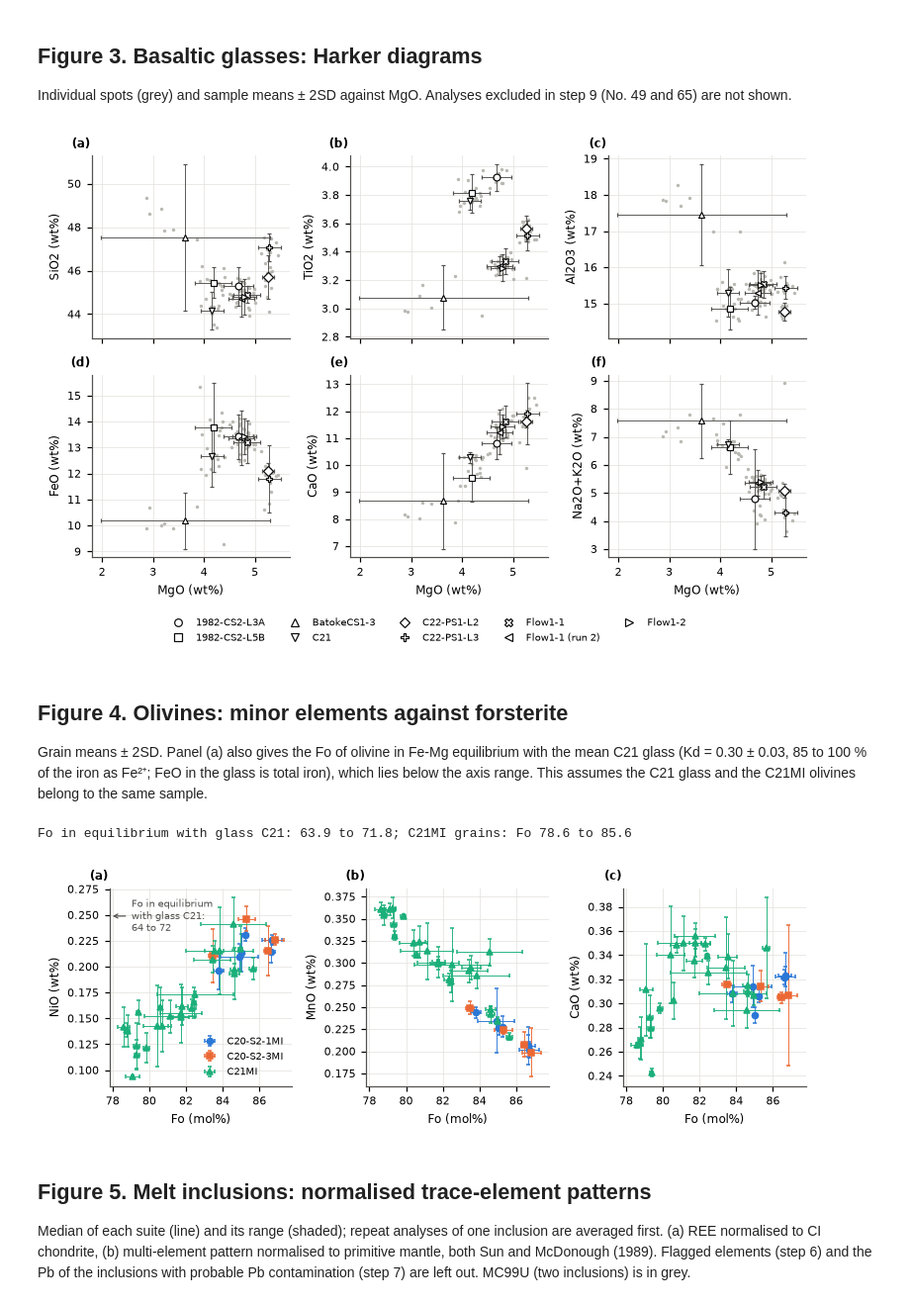
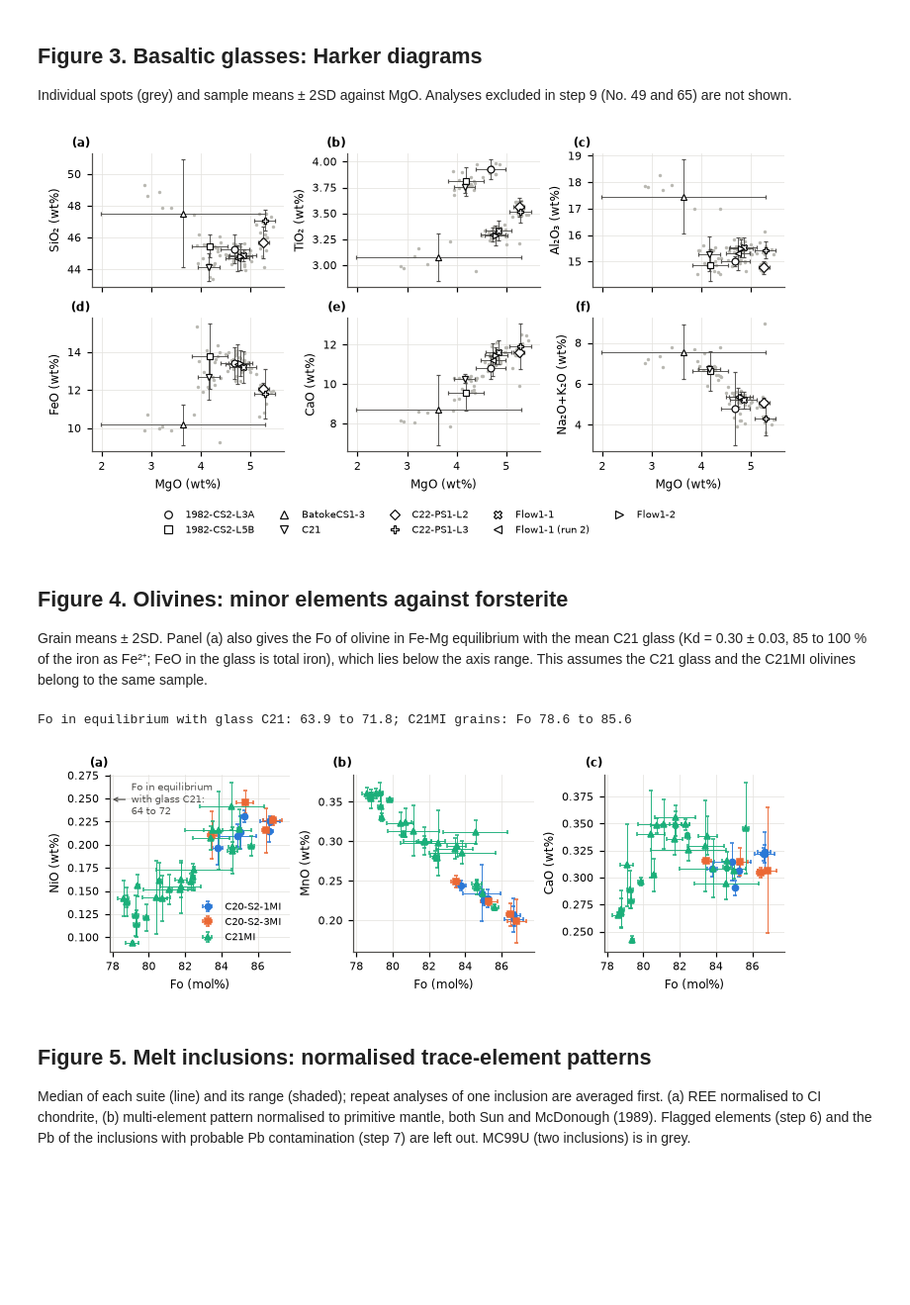
Before and after one commit to vlljalejandro/igneous_project02, a Jupyter notebook: 04_figures_tables.ipynb, the cells around one changed output. Shown at 99% size. Saved outputs shown, nothing was run; the diff lists cells and outputs as text; code cells hidden in the pictures; blank space fills up the shorter version.

```diff
--- a/04_figures_tables.ipynb
+++ b/04_figures_tables.ipynb
@@ -17,10 +17,11 @@ from geohelpers import read_glitter, CI_SM89, PM_SM89
 
 DATA, OUT, FIG = Path("data"), Path("outputs"), Path("figures/report")
 FIG.mkdir(parents=True, exist_ok=True)
+TW = 6.85                                 # report text width (A4, 1.8 cm margins), inches: figures are drawn at printed size
 KD, FE2 = (0.27, 0.33), (0.85, 1.00)      # olivine-melt Fe-Mg Kd 0.30 ± 0.03 (Roeder and Emslie 1970); Fe2+/total Fe of the melt
 C1, C2, C3, RED = "#2a78d6", "#eb6834", "#1baf7a", "#d03b3b"     # categorical slots 1-3; red only for flags
 INK, MUTED, SPOT, BAND = "#0b0b0b", "#52514e", "#b9b8b2", "#ecebe7"
-plt.rcParams.update({"figure.dpi": 110, "savefig.dpi": 300, "savefig.bbox": "tight", "font.size": 8, "axes.titlesize": 8,
+plt.rcParams.update({"figure.dpi": 110, "savefig.dpi": 300, "savefig.bbox": "standard", "font.size": 8, "axes.titlesize": 8,
                      "axes.labelsize": 8, "legend.fontsize": 6.5, "xtick.labelsize": 7, "ytick.labelsize": 7,
                      "axes.edgecolor": MUTED, "axes.grid": True, "grid.color": "#e4e3df", "grid.linewidth": 0.5,
                      "axes.spines.top": False, "axes.spines.right": False, "legend.frameon": False, "axes.axisbelow": True})
@@ -43,6 +44,7 @@ og, gm = ol["grain means"], gl["sample means"].set_index("Sample")
 rl, flags, im = first(la["run list"]), first(la["element flags"]), la["inclusion means"]
 FLAGGED = flags.index[flags.flag.notna()].tolist()
 SYM = lambda c: re.sub(r"\d", "", c)
+CHEM = lambda s: s.translate(str.maketrans("0123456789", "₀₁₂₃₄₅₆₇₈₉"))   # oxide formula with subscripts: Al2O3 -> Al₂O₃
 
 def plain_log(ax, xticks=None, yticks=None):                       # log axes labelled 0.1, 1, 10 instead of 10^-1, 10^0, 10^1
     for axis, ticks in [(ax.xaxis, xticks), (ax.yaxis, yticks)]:
@@ -67,12 +69,12 @@ def std_panel(ax, raw, sc, ref, el, title):
     ax.plot(raw.index[~keep], raw.loc[~keep, el], "x", ms=6, mew=1.5, color=RED, label="removed")
     ax.axhline(raw.loc[keep, el].mean(), ls="--", lw=1, color=C1, label="mean of kept")
     ax.axhline(ref[el], color=INK, lw=1, label="reference")
-    ax.set(xlabel="analysis number", ylabel=f"{el} (wt%)", title=title)
+    ax.set(xlabel="analysis number", ylabel=f"{CHEM(el)} (wt%)", title=title)
     ax.legend(loc="lower left", ncol=2)
 
-fig, axs = plt.subplots(2, 2, figsize=(7.2, 5.4))
+fig, axs = plt.subplots(2, 2, figsize=(TW, 4.10), layout="constrained")
 std_panel(axs[0, 0], ol_raw, ol_sc, ol_ref, "NiO", "EPMA olivine: SC-Olivine NiO")
-std_panel(axs[0, 1], gl_raw, gl_sc, gl_ref, "SiO2", "EPMA glass: VG-2 SiO2")
+std_panel(axs[0, 1], gl_raw, gl_sc, gl_ref, "SiO2", "EPMA glass: VG-2 SiO₂")
 ax = axs[1, 0]
 for split, mk, col in [("train", "o", C1), ("test", "s", C2)]:
     k = rl[rl.material.eq("KL2") & rl.split.eq(split)]
@@ -91,6 +93,6 @@ ax.set(xlabel="total after correction (wt%)", ylabel="number of analyses", title
 ax.yaxis.set_major_locator(MaxNLocator(integer=True))
 ax.legend(loc="upper left")
 for a, l in zip(axs.flat, "abcd"): panel(a, l)
-fig.tight_layout(); fig.savefig(FIG / "fig1_methodology_examples.png"); plt.show()
+fig.savefig(FIG / "fig1_methodology_examples.png"); plt.show()
 print("olivine totals > 102:", int((os_.Total > 102).sum()), "| glass totals < 98:", int((gs.Total < 98).sum()), "> 102:", int((gs.Total > 102).sum()))
 # %% [output]
@@ -112,11 +114,11 @@ def cf_panel(ax, cf, title, lo=0.85, hi=1.15):
             ax.annotate(f"{x:.3f}", (i, y), xytext=(0, 2 if x > 1 else -2), textcoords="offset points",
                         ha="center", va="bottom" if x > 1 else "top", fontsize=6.5, color=MUTED)
     ax.axhline(1, color=INK, lw=0.8)
-    ax.set_xticks(range(len(v)), v.index, rotation=45)
+    ax.set_xticks(range(len(v)), [CHEM(o) for o in v.index], rotation=45)
     ax.set(ylim=(lo - 0.01, hi + 0.03), ylabel="CF = measured / reference", title=title)
     ax.grid(axis="x", visible=False)
 
-fig, axs = plt.subplots(2, 2, figsize=(7.2, 5.8))
+fig, axs = plt.subplots(2, 2, figsize=(TW, 4.41), layout="constrained")
 cf_panel(axs[0, 0], ol_cf, "EPMA olivine: SC-Olivine")
 cf_panel(axs[0, 1], gl_cf, "EPMA glass: VG-2 (F capped at the axis)")
 ax = axs[1, 0]
@@ -124,7 +126,7 @@ for qc, name, mk, col, dx in [(ol_qc, "olivine (SC-Olivine)", "o", C1, -3), (gl_
     x, y = qc.precision_2RSD_pct, qc.accuracy_pct.abs()
     ax.scatter(x, y, marker=mk, s=16, color=col, label=name, zorder=3)
     for el in qc.index[y >= 5]:                                    # label only the oxides with |accuracy| of 5 % or more
-        ax.annotate(el, (x[el], y[el]), xytext=(dx, 1), textcoords="offset points", ha="right" if dx < 0 else "left",
+        ax.annotate(CHEM(el), (x[el], y[el]), xytext=(dx, 1), textcoords="offset points", ha="right" if dx < 0 else "left",
                     fontsize=6, color=MUTED)
 lim = [0.05, 300]
 ax.plot(lim, lim, ls="--", lw=0.8, color=MUTED, label="accuracy = precision")
@@ -141,9 +143,9 @@ for el in r.index[f | (y >= 5) | (x >= 15)]:                         # flagged,
 ax.axvline(20, ls="--", lw=0.8, color=MUTED); ax.axhline(15, ls="--", lw=0.8, color=MUTED)
 ax.set(xscale="log", yscale="log", xlabel="precision: RSTD of KL2 (%)", ylabel="|accuracy| of BCR-2G (%)",
        title="LA-ICP-MS: reportability per element")
-ax.legend(loc="upper left"); plain_log(ax, xticks=[4, 6, 10, 20, 30], yticks=[0.2, 0.5, 1, 2, 5, 10, 20, 50])
+ax.legend(loc="lower right"); plain_log(ax, xticks=[4, 6, 10, 20, 30], yticks=[0.2, 0.5, 1, 2, 5, 10, 20, 50])
 for a, l in zip(axs.flat, "abcd"): panel(a, l)
-fig.tight_layout(); fig.savefig(FIG / "fig2_data_quality.png"); plt.show()
+fig.savefig(FIG / "fig2_data_quality.png"); plt.show()
 print("EPMA |accuracy| range:", round(min(ol_qc.accuracy_pct.abs().min(), gl_qc.accuracy_pct.abs().min()), 3), "to",
       round(max(ol_qc.accuracy_pct.abs().max(), gl_qc.accuracy_pct.abs().max()), 1), "%")
 # %% [output]
@@ -161,20 +163,20 @@ gg = G.groupby("Sample")
 mean, sd2 = gg[["MgO"] + YS].mean(), 2 * gg[["MgO"] + YS].std()
 MARK = dict(zip(mean.index, ["o", "s", "^", "v", "D", "P", "X", "<", ">"]))
 
-fig, axs = plt.subplots(2, 3, figsize=(7.2, 4.8), sharex=True)
+fig, axs = plt.subplots(2, 3, figsize=(TW, 3.73), sharex=True, layout="constrained")
 for ax, y, l in zip(axs.flat, YS, "abcdef"):
     ax.scatter(G.MgO, G[y], s=5, color=SPOT, lw=0, zorder=1)
     for s in mean.index:
         ax.errorbar(mean.at[s, "MgO"], mean.at[s, y], xerr=sd2.at[s, "MgO"], yerr=sd2.at[s, y], fmt=MARK[s], ms=4.5,
                     mfc="white", mec=INK, mew=0.8, ecolor=MUTED, elinewidth=0.6, capsize=1.5, zorder=3, label=s.replace("UnknA-", ""))
-    ax.set_ylabel(f"{y} (wt%)")
+    ax.set_ylabel(f"{CHEM(y)} (wt%)")
     panel(ax, l)
 for ax in axs[1]: ax.set_xlabel("MgO (wt%)")
 h = [Line2D([], [], ls="none", marker=MARK[s], ms=5, mfc="white", mec=INK, mew=0.8, label=s.replace("UnknA-", "")) for s in mean.index]
-fig.legend(handles=h, loc="lower center", ncol=5, bbox_to_anchor=(0.5, -0.01))
-fig.tight_layout(rect=(0, 0.07, 1, 1)); fig.savefig(FIG / "fig3_glass_harker.png"); plt.show()
+fig.legend(handles=h, loc="outside lower center", ncol=5)
+fig.savefig(FIG / "fig3_glass_harker.png"); plt.show()
 # %% [output]
-[figure, old version]
+[figure, new version]
 # %% [markdown]
 ## Figure 4. Olivines: minor elements against forsterite
 
@@ -182,28 +184,28 @@ Grain means ± 2SD. Panel (a) also gives the Fo of olivine in Fe-Mg equilibrium
 # %%
 c21 = gm.loc["UnknA-C21"]
 ratio = (c21.FeO / 71.844) / (c21.MgO / 40.304)                     # molar FeO/MgO of the glass, all Fe as FeO
 lo, hi = 100 / (1 + KD[1] * FE2[1] * ratio), 100 / (1 + KD[0] * FE2[0] * ratio)
 c21ol = og.loc[og.Sample.eq("UnkA-C21MI"), "Fo"]
 print(f"Fo in equilibrium with glass C21: {lo:.1f} to {hi:.1f}; C21MI grains: Fo {c21ol.min():.1f} to {c21ol.max():.1f}")
 
 SAMP = sorted(og.Sample.unique())
 STY = dict(zip(SAMP, [(C1, "o"), (C2, "s"), (C3, "^")]))
-fig, axs = plt.subplots(1, 3, figsize=(7.2, 2.6), sharex=True)
+fig, axs = plt.subplots(1, 3, figsize=(TW, 2.24), sharex=True, layout="constrained")
 for ax, y, l in zip(axs, ["NiO", "MnO", "CaO"], "abc"):
     for s, d in og.groupby("Sample"):
         col, mk = STY[s]
         ax.errorbar(d.Fo, d[y], xerr=d.Fo_2SD, yerr=d[f"{y}_2SD"], fmt=mk, ms=4, color=col, ecolor=col,
                     elinewidth=0.6, capsize=1.5, label=s.replace("UnkA-", ""))
     ax.set(xlabel="Fo (mol%)", ylabel=f"{y} (wt%)")
     panel(ax, l)
 axs[0].legend(loc="lower right")
 axs[0].annotate(f"Fo in equilibrium\nwith glass C21:\n{lo:.0f} to {hi:.0f}", xy=(0, 0.86), xycoords="axes fraction",
                 xytext=(0.12, 0.86), textcoords="axes fraction", va="center", fontsize=6.5, color=MUTED,
                 arrowprops=dict(arrowstyle="->", color=MUTED, lw=0.8))
-fig.tight_layout(); fig.savefig(FIG / "fig4_olivine.png"); plt.show()
+fig.savefig(FIG / "fig4_olivine.png"); plt.show()
 # %% [output]
 Fo in equilibrium with glass C21: 63.9 to 71.8; C21MI grains: Fo 78.6 to 85.6
-[figure, old version]
+[figure, new version]
 # %% [markdown]
 ## Figure 5. Melt inclusions: normalised trace-element patterns
 
```
Also changed, not shown: parts of 7 cells of this notebook, 6 other files.
